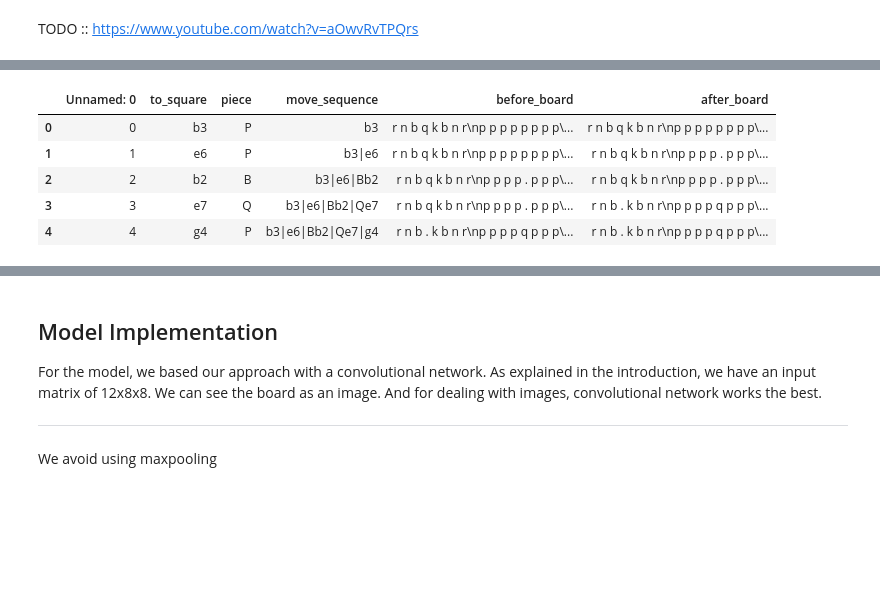
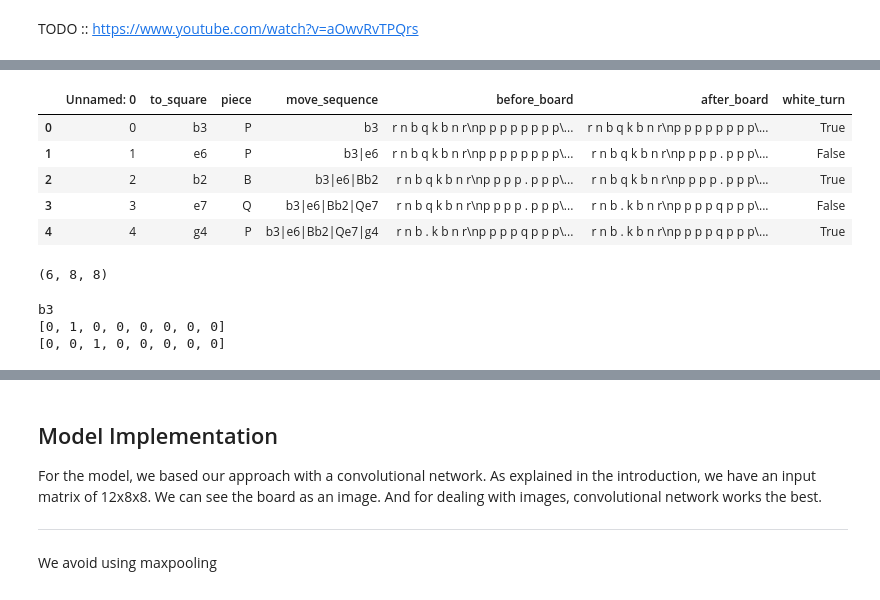
Before and after one commit to RegisGraptin/MLChess-FHE, a Jupyter notebook: tutorial.ipynb, the cells around one changed output, grey strips where cells are left out. Drawn from its saved outputs; the diff is of its cells as text; code cells hidden in the pictures; blank space fills up the shorter version.

Commit message:
white/black turn

```diff
--- a/tutorial.ipynb
+++ b/tutorial.ipynb
@@ -154,9 +152,10 @@ from torch.utils.data import DataLoader
 # %%
-pd.read_csv("./data/samples_data.csv").head()
+df = pd.read_csv("./data/samples_data.csv")
+df.head()
 # %% [output]
-|  | Unnamed: 0 | to_square | piece | move_sequence | before_board | after_board |
-| 0 | 0 | b3 | P | b3 | r n b q k b n r\np p p p p p p p\... | r n b q k b n r\np p p p p p p p\... |
-| 1 | 1 | e6 | P | b3|e6 | r n b q k b n r\np p p p p p p p\... | r n b q k b n r\np p p p . p p p\... |
-| 2 | 2 | b2 | B | b3|e6|Bb2 | r n b q k b n r\np p p p . p p p\... | r n b q k b n r\np p p p . p p p\... |
-| 3 | 3 | e7 | Q | b3|e6|Bb2|Qe7 | r n b q k b n r\np p p p . p p p\... | r n b . k b n r\np p p p q p p p\... |
-| 4 | 4 | g4 | P | b3|e6|Bb2|Qe7|g4 | r n b . k b n r\np p p p q p p p\... | r n b . k b n r\np p p p q p p p\... |
+|  | Unnamed: 0 | to_square | piece | move_sequence | before_board | after_board | white_turn |
+| 0 | 0 | b3 | P | b3 | r n b q k b n r\np p p p p p p p\... | r n b q k b n r\np p p p p p p p\... | True |
+| 1 | 1 | e6 | P | b3|e6 | r n b q k b n r\np p p p p p p p\... | r n b q k b n r\np p p p . p p p\... | False |
+| 2 | 2 | b2 | B | b3|e6|Bb2 | r n b q k b n r\np p p p . p p p\... | r n b q k b n r\np p p p . p p p\... | True |
+| 3 | 3 | e7 | Q | b3|e6|Bb2|Qe7 | r n b q k b n r\np p p p . p p p\... | r n b . k b n r\np p p p q p p p\... | False |
+| 4 | 4 | g4 | P | b3|e6|Bb2|Qe7|g4 | r n b . k b n r\np p p p q p p p\... | r n b . k b n r\np p p p q p p p\... | True |
@@ -206,0 +187,6 @@ def board_encoding(board: str) -> np.array:
+# %%
+# Board encoding
+item = df.iloc[0]
+board_encoding(item["before_board"], True).shape
+# %% [output]
+(6, 8, 8)
@@ -207,3 +226,12 @@ def board_encoding(board: str) -> np.array:
+# %%
+item = df.iloc[0]
+print(item["to_square"])
+print(chess_columns[item["to_square"][0]])
+print(chess_rows[item["to_square"][1]])
+# %% [output]
+b3
+[0, 1, 0, 0, 0, 0, 0, 0]
+[0, 0, 1, 0, 0, 0, 0, 0]
 # %%
 class ChessDataset(Dataset):
     def __init__(self, csv_file: str):
```
Also changed, not shown: parts of 44 cells of this notebook.
